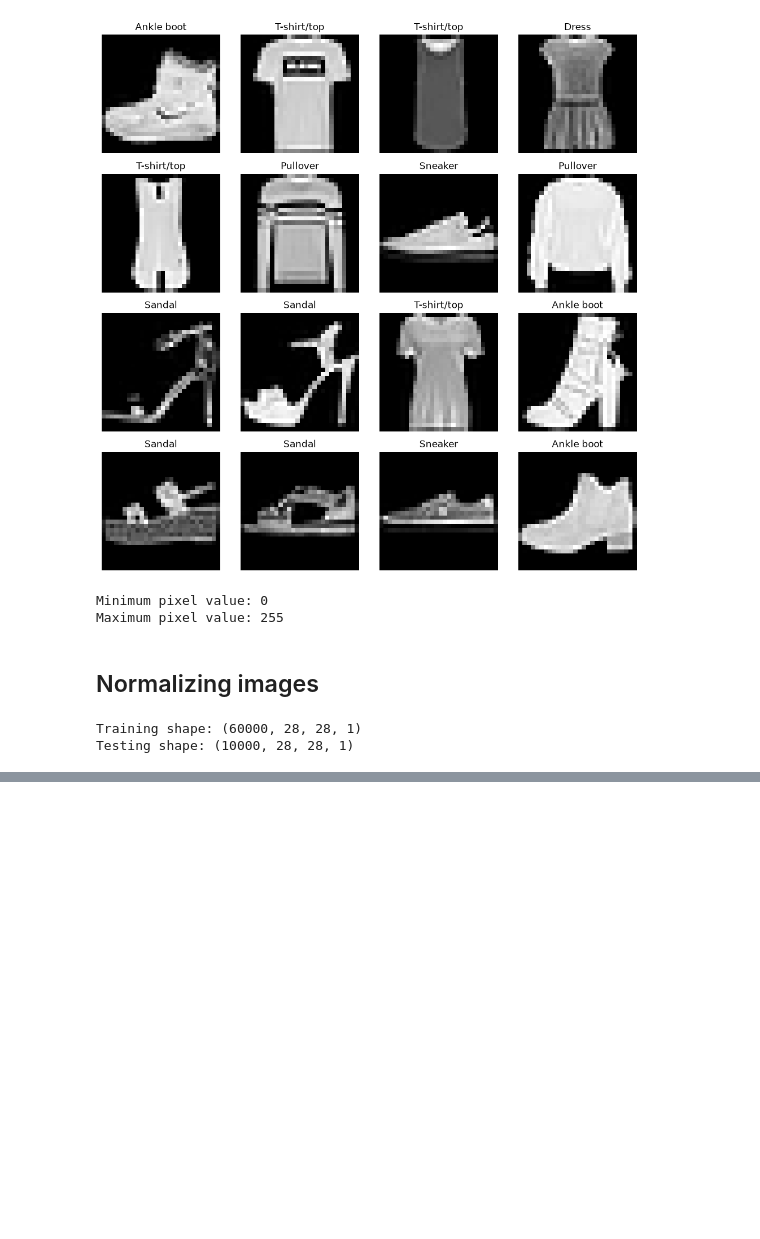
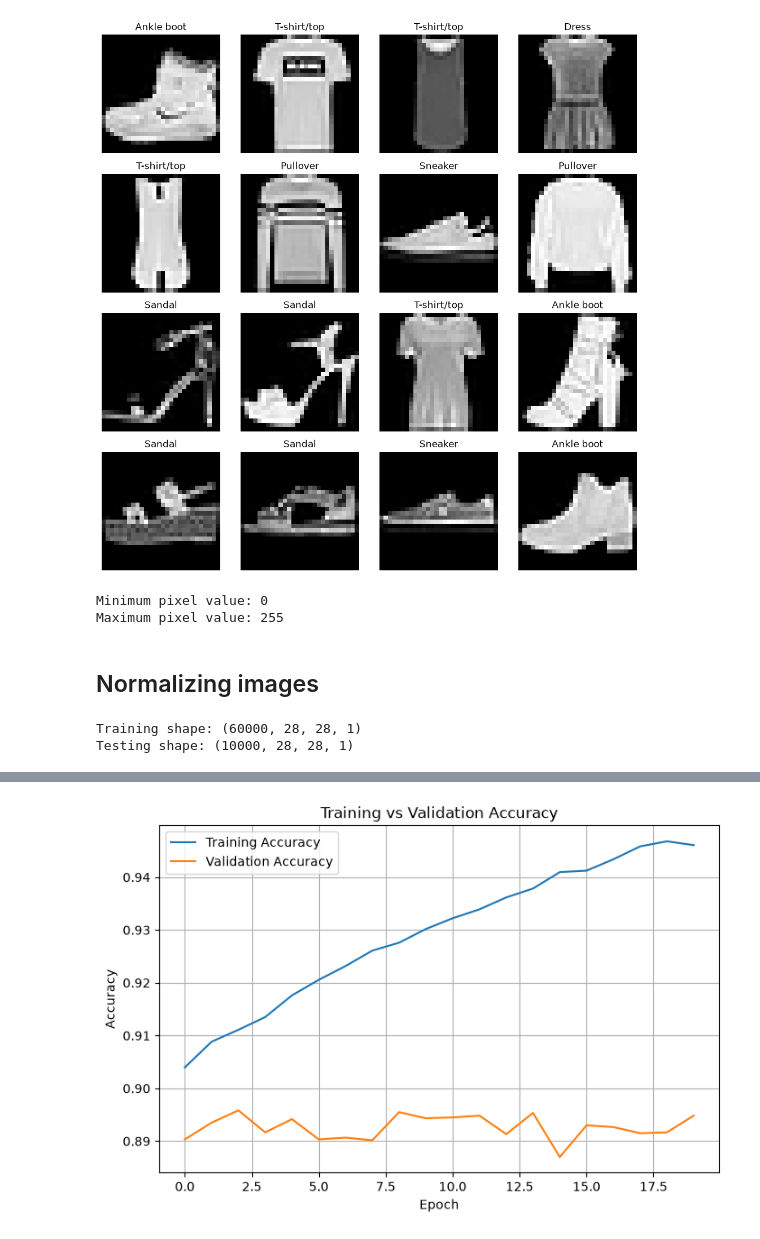
Before and after one commit to imgabrielas/Grey_Matter_Multiplication, a Jupyter notebook: new/new.ipynb, the cells around one changed output, grey strips where cells are left out. Saved outputs shown, nothing was run; the diff lists cells and outputs as text; code cells hidden in the pictures; blank space fills up the shorter version.

Commit message:
model

```diff
--- a/new/new.ipynb
+++ b/new/new.ipynb
@@ -67,0 +70,13 @@ Testing shape: (10000, 28, 28, 1)
+# %%
+model = models.Sequential([
+    layers.Conv2D(64, (3, 3), activation='relu', input_shape=(28, 28, 1)),
+    layers.MaxPooling2D(pool_size=(2, 2)),
+    layers.Conv2D(64, (3, 3), activation='relu'),
+    layers.MaxPooling2D(pool_size=(2, 2)),
+    layers.Conv2D(64, (3, 3), activation='relu'),
+    layers.MaxPooling2D(pool_size=(2, 2)),
+    layers.Flatten(),
+    layers.Dense(64, activation='relu'),
+    layers.Dropout(0.5),
+    layers.Dense(10, activation='softmax')
+])
@@ -67,0 +107,5 @@ Testing shape: (10000, 28, 28, 1)
+# %%
+model.compile(optimizer='adam', loss='sparse_categorical_crossentropy', metrics=['accuracy'])
+# %%
+history = model.fit(X_train, y_train, epochs=20, batch_size=64, validation_split=0.1)
+model.evaluate(X_test, y_test)
@@ -67,0 +131,22 @@ Testing shape: (10000, 28, 28, 1)
+# %%
+plt.figure(figsize=(8, 5))
+
+plt.plot(
+    history.history["accuracy"],
+    label="Training Accuracy"
+)
+
+plt.plot(
+    history.history["val_accuracy"],
+    label="Validation Accuracy"
+)
+
+plt.xlabel("Epoch")
+plt.ylabel("Accuracy")
+plt.title("Training vs Validation Accuracy")
+plt.legend()
+plt.grid(True)
+
+plt.show()
+# %% [output]
+[figure, added]
```
Also changed, not shown: parts of 4 cells of this notebook.
